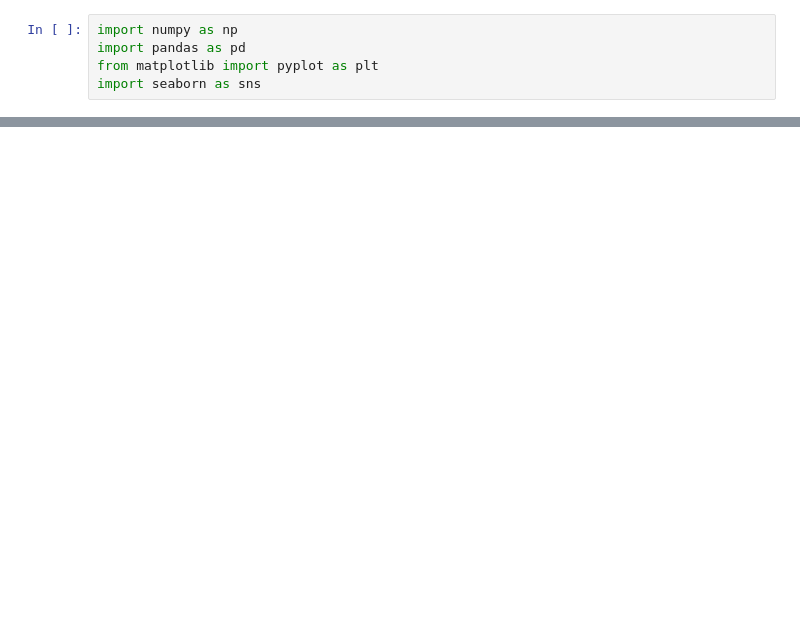
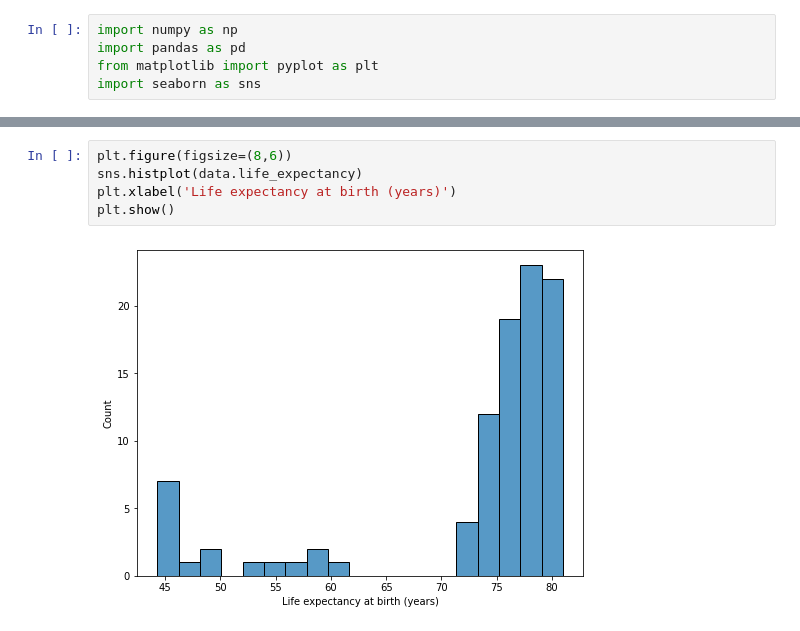
Before and after one commit to britoviana/gdp-life_expectancy, a Jupyter notebook: life_expectancy_gdp.ipynb, the cells around one changed output, grey strips where cells are left out. Cells and saved outputs as stored; diff of their text form; blank space fills up the shorter version.

```diff
--- a/life_expectancy_gdp.ipynb
+++ b/life_expectancy_gdp.ipynb
@@ -16,0 +91,7 @@ all_data.head()
+# %%
+plt.figure(figsize=(8,6))
+sns.histplot(data.life_expectancy)
+plt.xlabel('Life expectancy at birth (years)')
+plt.show()
+# %% [output]
+[figure, added]
```
Also changed, not shown: parts of 18 cells of this notebook, 1 other file.
